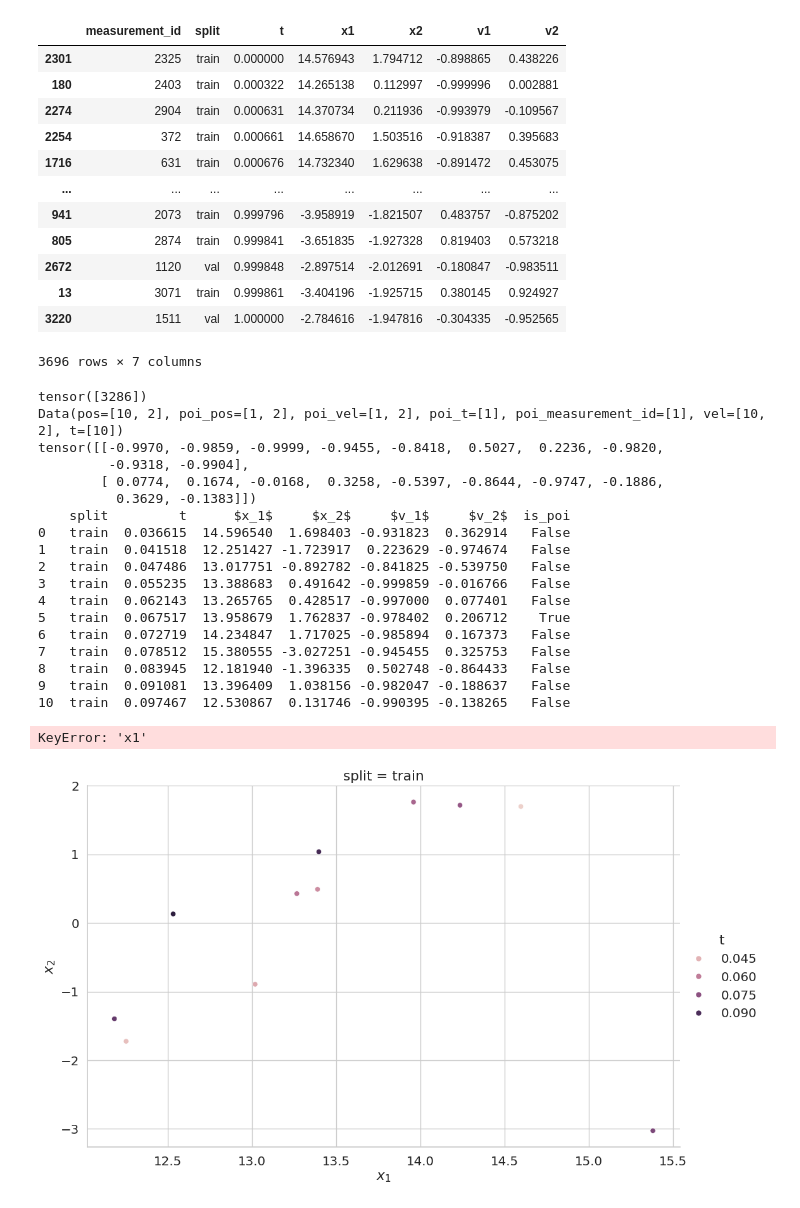
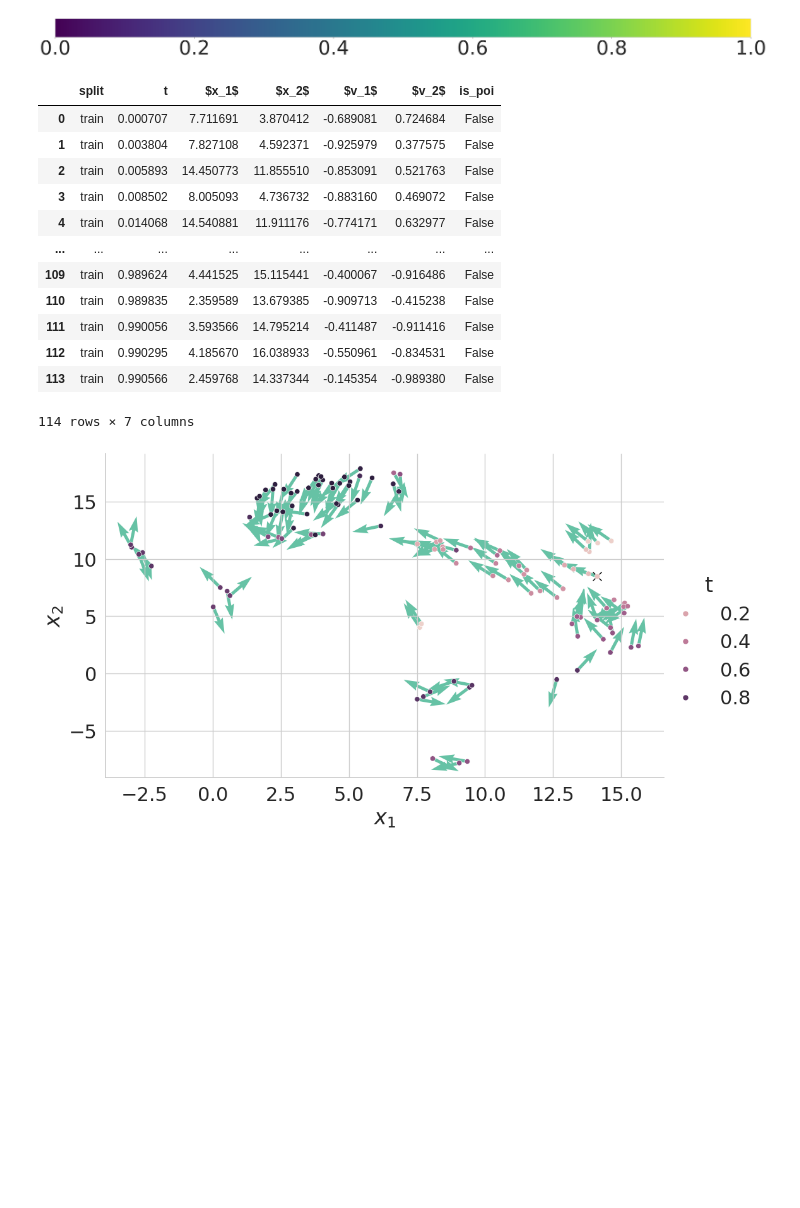
Before and after one commit to Paytonco/velocityPrediction, a Jupyter notebook: notebooks/dataset.ipynb, the cells around one changed output. Saved outputs shown, nothing was run; the diff lists cells and outputs as text; code cells hidden in the pictures; blank space fills up the shorter version.

```diff
--- a/notebooks/dataset.ipynb
+++ b/notebooks/dataset.ipynb
@@ -8,19 +8,23 @@ import pprint
 import hydra
 from omegaconf import OmegaConf
 import torch
+import torch.nn as nn
 import pandas as pd
 import seaborn as sns
-sns.set_theme(style='whitegrid', font_scale=1.3, palette=sns.color_palette('Set2'),)
+import numpy as np
+import matplotlib.pyplot as plt
+sns.set_theme(style='whitegrid', font_scale=2, palette=sns.color_palette('Set2'),)
 import sqlalchemy as sa
 
 from conf import conf
-from rna_vel_pred import datasets, utils
+from rna_vel_pred import datasets, utils, plots, main as main_module
 # %%
 # os.environ['CUDA_VISIBLE_DEVICES'] = '0'
 # %%
 with hydra.initialize(version_base=utils.HYDRA_INIT['version_base'], config_path='../conf'):
     cfg = hydra.compose(utils.HYDRA_INIT['config_name'], overrides=[
-        'datasets=[{_target_:conf.datasets.H5adUMap,dataset:PANCREAS,umap_dimension:2}]',
+        # 'datasets=[{_target_:conf.datasets.H5adUMap,dataset:PANCREAS,umap_dimension:2}]',
+        'datasets=[{_target_:conf.datasets.H5adUMap,dataset:DENTATE_GYRUS,neighbor_count:113,time_step_count_sparsify:24,umap_dimension:2},{_target_:conf.datasets.H5adUMap,dataset:BONEMARROW,neighbor_count:113,time_step_count_sparsify:48,umap_dimension:2}]',#,{_target_:conf.datasets.H5adUMap,dataset:FOREBRAIN,neighbor_count:113,time_step_count_sparsify:173,umap_dimension:2,reverse_velocities:true}]',
         # 'datasets=[{_target_:conf.datasets.SimpleMotif}]',
         'model=First',
     ])
@@ -89,76 +151,68 @@ for (row, col, hue), data in plot.facet_data():
+# %%
+scale = 1.5
+fig, (ax, ax_cbar) = plt.subplots(2, 1, height_ratios=[45, 1], figsize=(33*scale, 45*scale))
+out = ax.imshow(np.linspace(0, 1, 10)[None], cmap='viridis')
+fig.colorbar(out, cax=ax_cbar, orientation='horizontal')
+ax.remove()
+fig.savefig('Dataset.colorbar.pdf', format='pdf', bbox_inches='tight', pad_inches=.03)
+# %% [output]
+[figure, added]
 # %%
 df.sort_values('t')
 # %% [output]
-|  | measurement_id | split | t | x1 | x2 | v1 | v2 |
-| 2301 | 2325 | train | 0.000000 | 14.576943 | 1.794712 | -0.898865 | 0.438226 |
-| 180 | 2403 | train | 0.000322 | 14.265138 | 0.112997 | -0.999996 | 0.002881 |
-| 2274 | 2904 | train | 0.000631 | 14.370734 | 0.211936 | -0.993979 | -0.109567 |
-| 2254 | 372 | train | 0.000661 | 14.658670 | 1.503516 | -0.918387 | 0.395683 |
-| 1716 | 631 | train | 0.000676 | 14.732340 | 1.629638 | -0.891472 | 0.453075 |
+|  | split | t | $x_1$ | $x_2$ | $v_1$ | $v_2$ | is_poi |
+| 0 | train | 0.000707 | 7.711691 | 3.870412 | -0.689081 | 0.724684 | False |
+| 1 | train | 0.003804 | 7.827108 | 4.592371 | -0.925979 | 0.377575 | False |
+| 2 | train | 0.005893 | 14.450773 | 11.855510 | -0.853091 | 0.521763 | False |
+| 3 | train | 0.008502 | 8.005093 | 4.736732 | -0.883160 | 0.469072 | False |
+| 4 | train | 0.014068 | 14.540881 | 11.911176 | -0.774171 | 0.632977 | False |
 | ... | ... | ... | ... | ... | ... | ... | ... |
-| 941 | 2073 | train | 0.999796 | -3.958919 | -1.821507 | 0.483757 | -0.875202 |
-| 805 | 2874 | train | 0.999841 | -3.651835 | -1.927328 | 0.819403 | 0.573218 |
-| 2672 | 1120 | val | 0.999848 | -2.897514 | -2.012691 | -0.180847 | -0.983511 |
-| 13 | 3071 | train | 0.999861 | -3.404196 | -1.925715 | 0.380145 | 0.924927 |
-| 3220 | 1511 | val | 1.000000 | -2.784616 | -1.947816 | -0.304335 | -0.952565 |
+| 109 | train | 0.989624 | 4.441525 | 15.115441 | -0.400067 | -0.916486 | False |
+| 110 | train | 0.989835 | 2.359589 | 13.679385 | -0.909713 | -0.415238 | False |
+| 111 | train | 0.990056 | 3.593566 | 14.795214 | -0.411487 | -0.911416 | False |
+| 112 | train | 0.990295 | 4.185670 | 16.038933 | -0.550961 | -0.834531 | False |
+| 113 | train | 0.990566 | 2.459768 | 14.337344 | -0.145354 | -0.989380 | False |
-3696 rows × 7 columns
+114 rows × 7 columns
 # %%
 split = 'train'
-data_idx = 11
+data_idx = 1901
 dataset = splits[split]
 data = dataset[data_idx]
-print(data.poi_measurement_id)
-print(data)
-print(data.vel.T)
+# print(data.poi_measurement_id)
+# print(data)
+# print(data.vel.T)
 df = pd.DataFrame(dict(
     split=split,
     t=torch.cat([data.t, data.poi_t]),
     **{f'$x_{i+1}$': x for i, x in enumerate(torch.cat([data.pos, data.poi_pos]).T)},
     **{f'$v_{i+1}$': v for i, v in enumerate(torch.cat([data.vel, data.poi_vel]).T)},
     is_poi=False,
 ))
 df.loc[df.index[-1], 'is_poi'] = True
 df = df.sort_values('t', ignore_index=True)
-print(df)
+# print(df)
 plot = (
     sns.relplot(
         kind='scatter',
         data=df,
         row='split',
         hue='t',
         x='$x_1$', y='$x_2$',
         height=7,
         aspect=1.5,
+        # legend=False,
     )
+    .set_titles('')
 )
 for (row, col, hue), data in plot.facet_data():
     ax = plot.axes[row][col]
     ax.quiver(
-        data['x1'], data['x2'], data['v1'], data['v2'],
+        data['$x_1$'], data['$x_2$'], data['$v_1$'], data['$v_2$'],
         # headwidth=1, headlength=15, headaxislength=2,
         color=None,
         zorder=0,
     )
     data_poi = data.query('is_poi')
-    ax.plot(data_poi['x1'], data_poi['x2'], 'kx', markersize=10, zorder=0)
+    ax.plot(data_poi['$x_1$'], data_poi['$x_2$'], 'kx', markersize=10, zorder=0)
 # %% [output]
-tensor([3286])
-Data(pos=[10, 2], poi_pos=[1, 2], poi_vel=[1, 2], poi_t=[1], poi_measurement_id=[1], vel=[10, 2], t=[10])
-tensor([[-0.9970, -0.9859, -0.9999, -0.9455, -0.8418,  0.5027,  0.2236, -0.9820,
-         -0.9318, -0.9904],
-        [ 0.0774,  0.1674, -0.0168,  0.3258, -0.5397, -0.8644, -0.9747, -0.1886,
-          0.3629, -0.1383]])
-    split         t      $x_1$     $x_2$     $v_1$     $v_2$  is_poi
-0   train  0.036615  14.596540  1.698403 -0.931823  0.362914   False
-1   train  0.041518  12.251427 -1.723917  0.223629 -0.974674   False
-2   train  0.047486  13.017751 -0.892782 -0.841825 -0.539750   False
-3   train  0.055235  13.388683  0.491642 -0.999859 -0.016766   False
-4   train  0.062143  13.265765  0.428517 -0.997000  0.077401   False
-5   train  0.067517  13.958679  1.762837 -0.978402  0.206712    True
-6   train  0.072719  14.234847  1.717025 -0.985894  0.167373   False
-7   train  0.078512  15.380555 -3.027251 -0.945455  0.325753   False
-8   train  0.083945  12.181940 -1.396335  0.502748 -0.864433   False
-9   train  0.091081  13.396409  1.038156 -0.982047 -0.188637   False
-10  train  0.097467  12.530867  0.131746 -0.990395 -0.138265   False
-KeyError: 'x1'
-[figure, old version]
+[figure, new version]
```
Also changed, not shown: parts of 9 cells of this notebook, 2 other files.
